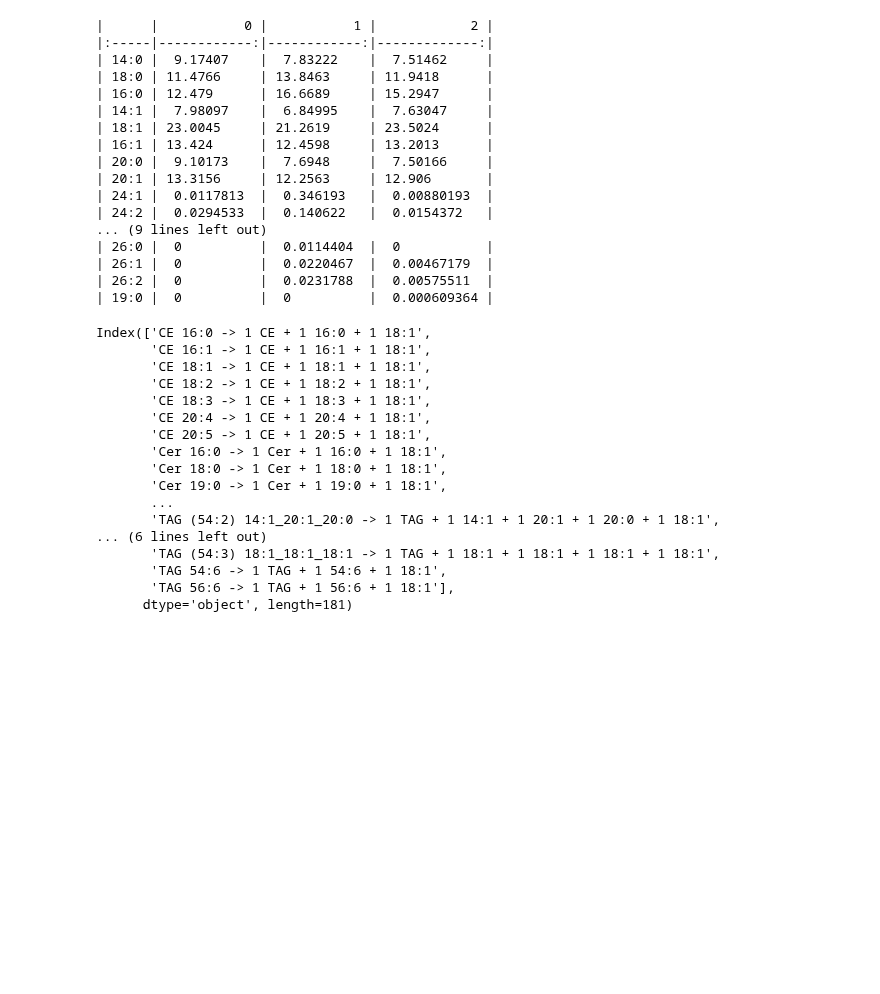
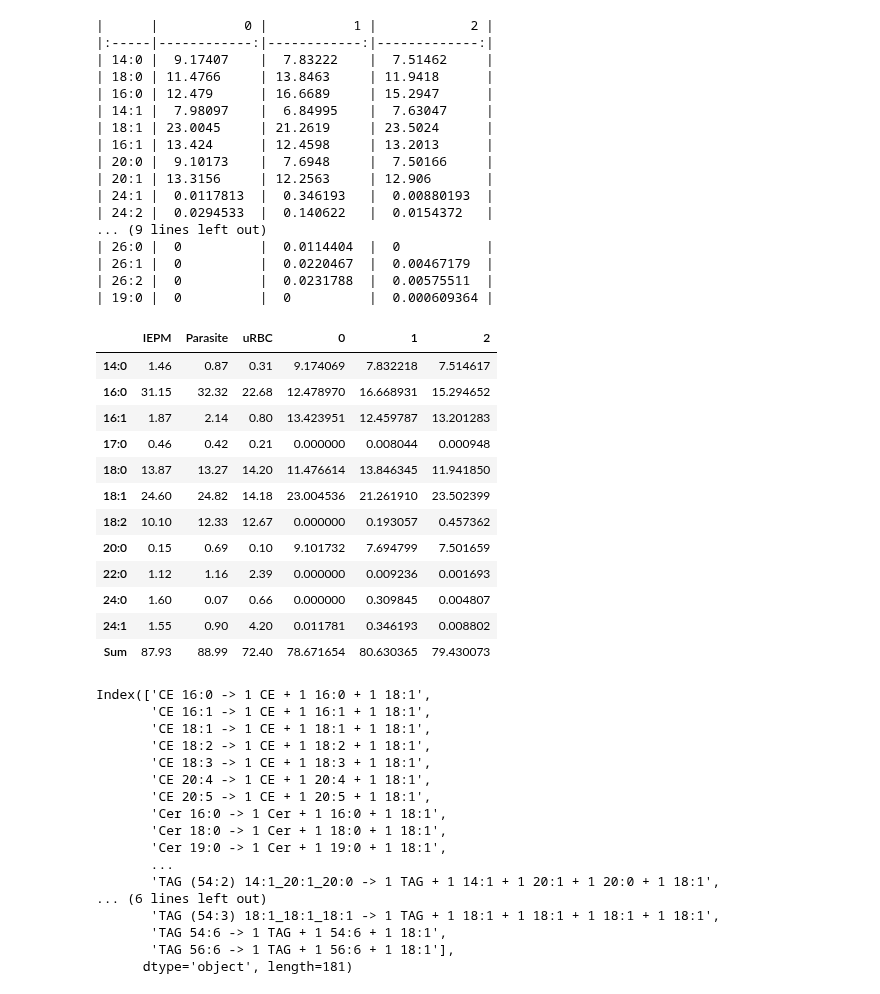
Before and after one commit to Nexia23/Plasmodium_abs_FBA, a Jupyter notebook: Datasets/FBA_stoichs.ipynb, the cells around one changed output. Cells and saved outputs as stored; diff of their text form; code cells hidden in the pictures; blank space fills up the shorter version.

```diff
--- a/Datasets/FBA_stoichs.ipynb
+++ b/Datasets/FBA_stoichs.ipynb
@@ -832,10 +832,25 @@ print(df_stoich.to_markdown())
 # %%
 df_merge = hsiao.merge(df_stoich, left_index=True, right_index=True)
 sum_row = df_merge.sum()
 sum_row.name = 'Sum'
 df_merge = df_merge.append(sum_row)
 df_merge = df_merge.drop(columns=['Uninfected erythrocytes','Purified parasites'])
 data_df = df_merge
+df_merge
+# %% [output]
+|  | IEPM | Parasite | uRBC | 0 | 1 | 2 |
+| 14:0 | 1.46 | 0.87 | 0.31 | 9.174069 | 7.832218 | 7.514617 |
+| 16:0 | 31.15 | 32.32 | 22.68 | 12.478970 | 16.668931 | 15.294652 |
+| 16:1 | 1.87 | 2.14 | 0.80 | 13.423951 | 12.459787 | 13.201283 |
+| 17:0 | 0.46 | 0.42 | 0.21 | 0.000000 | 0.008044 | 0.000948 |
+| 18:0 | 13.87 | 13.27 | 14.20 | 11.476614 | 13.846345 | 11.941850 |
+| 18:1 | 24.60 | 24.82 | 14.18 | 23.004536 | 21.261910 | 23.502399 |
+| 18:2 | 10.10 | 12.33 | 12.67 | 0.000000 | 0.193057 | 0.457362 |
+| 20:0 | 0.15 | 0.69 | 0.10 | 9.101732 | 7.694799 | 7.501659 |
+| 22:0 | 1.12 | 1.16 | 2.39 | 0.000000 | 0.009236 | 0.001693 |
+| 24:0 | 1.60 | 0.07 | 0.66 | 0.000000 | 0.309845 | 0.004807 |
+| 24:1 | 1.55 | 0.90 | 4.20 | 0.011781 | 0.346193 | 0.008802 |
+| Sum | 87.93 | 88.99 | 72.40 | 78.671654 | 80.630365 | 79.430073 |
 # %%
 def SLIMEr_writer(name:str) -> str:
     edukt = name
```
Also changed, not shown: parts of 1 cell of this notebook.
